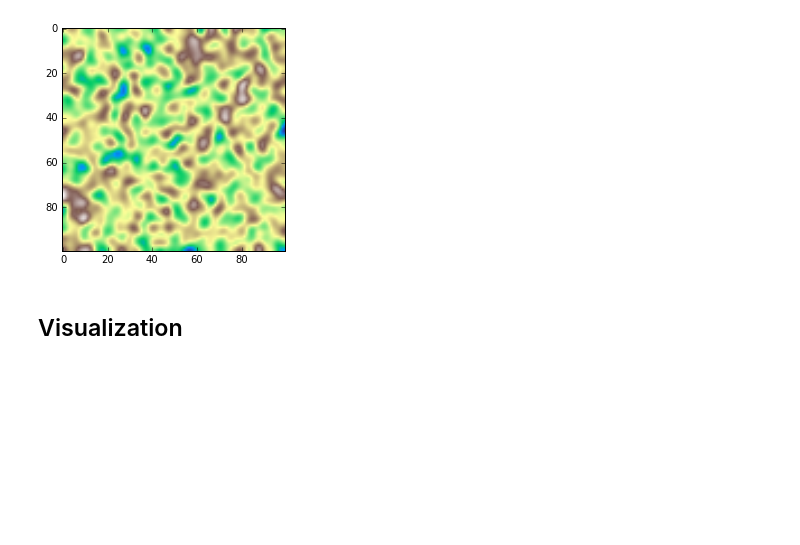
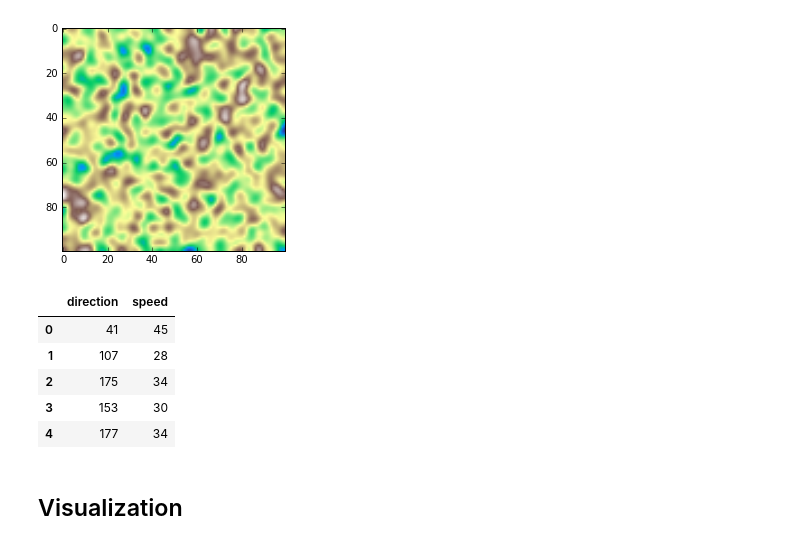
Before and after one commit to martham93/STA_lab4_MM, a Jupyter notebook: Lab 4 Morrissey.ipynb, the cells around one changed output. Saved outputs shown, nothing was run; the diff lists cells and outputs as text; code cells hidden in the pictures; blank space fills up the shorter version.

```diff
--- a/Lab 4 Morrissey.ipynb
+++ b/Lab 4 Morrissey.ipynb
@@ -245,6 +294,29 @@ plt.show()
 def fake_surface(dim=(100,100), low=500, high=1500, sigma=2):
     r = uniform(low, high, size=multiply(*dim)).reshape(dim)
     return gaussian_filter(r, sigma=sigma, truncate=9)
+# %%
+def wind(N,speed_min, speed_max, direction_min, direction_max):
+    ws = np.random.random_integers(speed_min, speed_max, N)
+    wd = np.random.random_integers(direction_min, direction_max, N)
+    df = pd.DataFrame({"speed": ws, "direction": wd})
+    return df
+
+#df
+
+test = wind(500, 15, 45, 0, 180)
+
+
+test.head()
+#test["direction"][0]
+
+#random_integers(low[, high, size])
+# %% [output]
+|  | direction | speed |
+| 0 | 41 | 45 |
+| 1 | 107 | 28 |
+| 2 | 175 | 34 |
+| 3 | 153 | 30 |
+| 4 | 177 | 34 |
 # %% [markdown]
 ## Visualization
 # %% [markdown]
```
Also changed, not shown: parts of 7 cells of this notebook, 2 other files.
